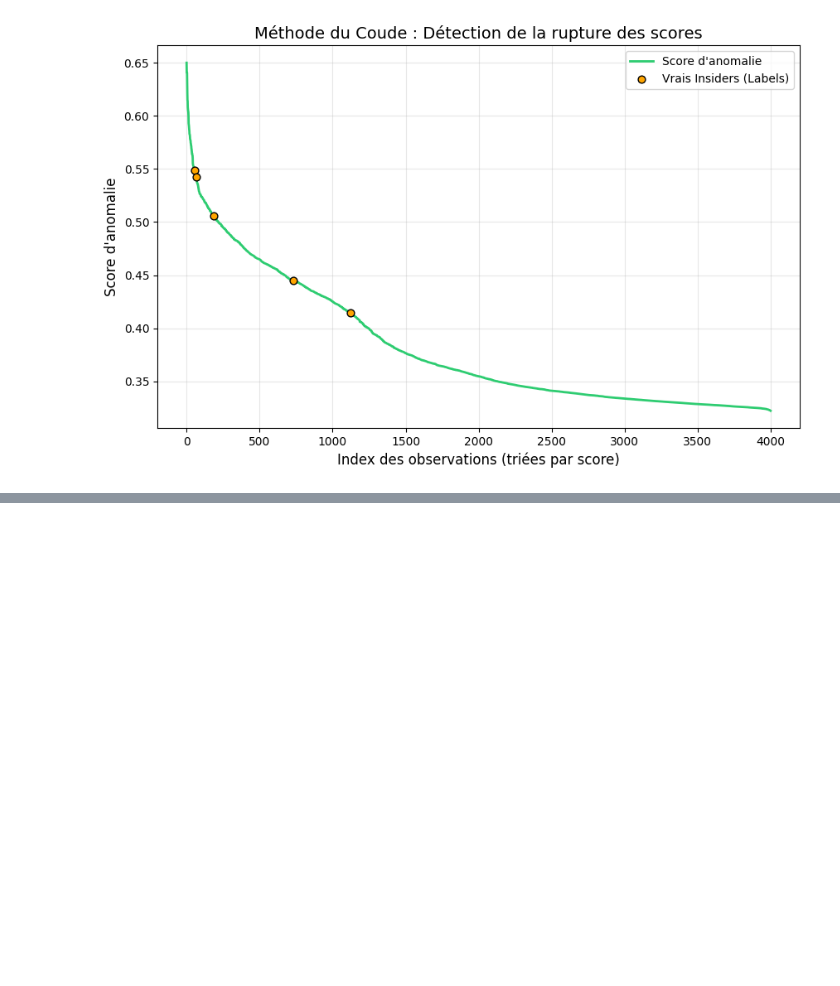
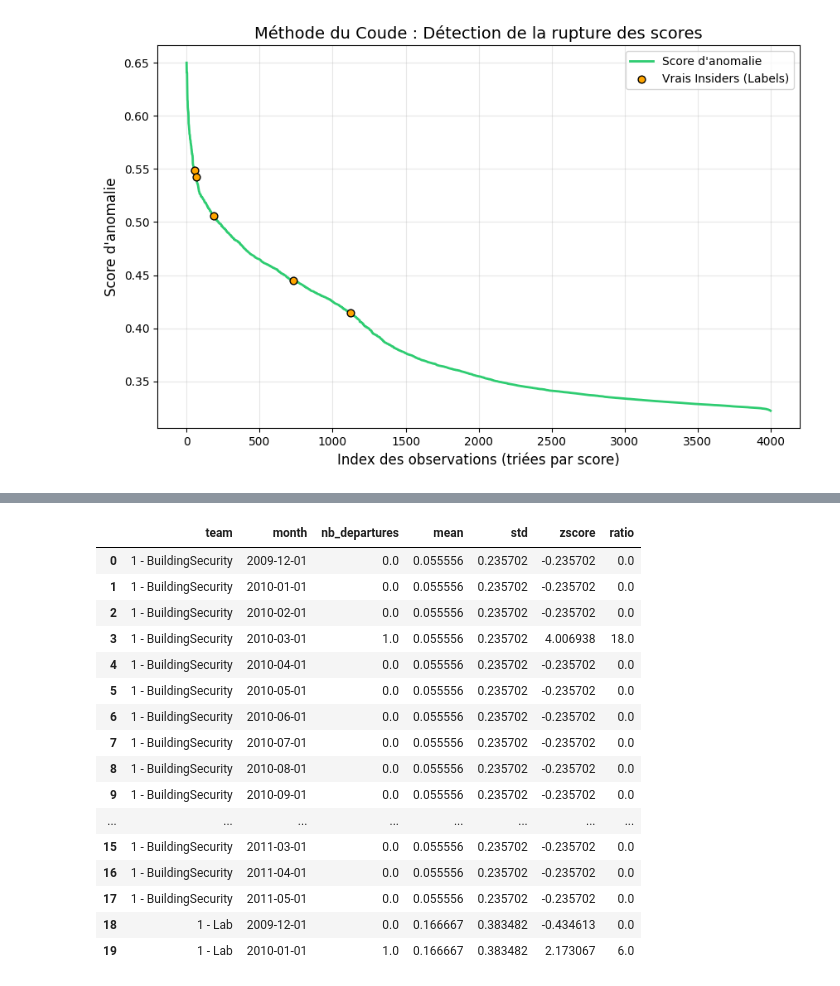
Before and after one commit to SamiKarboubi/CERT-Insider-Threat-Detection, a Jupyter notebook: features_extraction.ipynb, the cells around one changed output, grey strips where cells are left out. Cells and saved outputs as stored; diff of their text form; code cells hidden in the pictures; blank space fills up the shorter version.

```diff
--- a/features_extraction.ipynb
+++ b/features_extraction.ipynb
@@ -1268,0 +1295,7 @@ plt.show()
+# %%
+ldap = ldap[['user_id', 'team', 'month']]
+ldap['month'] = pd.to_datetime(ldap['month'])
+ldap['next_month'] = ldap.groupby('user_id')['month'].shift(-1)
+ldap['month_diff'] = (ldap['next_month'] - ldap['month']).dt.days
+
+ldap.head(5)
@@ -1268,0 +1309,11 @@ plt.show()
+# %%
+last_month_data = ldap['month'].max()
+
+departures = ldap[
+    ((ldap['next_month'].isna()) & (ldap['month'] < last_month_data)) | (ldap['month_diff'] > 40)
+].copy()
+
+departures['month'] = departures['month'].dt.to_period('M')
+
+print(f"Nombre de départs détectés : {departures['user_id'].nunique()}")
+departures.head()
@@ -1268,0 +1328,3 @@ plt.show()
+# %%
+monthly_dep = departures.groupby(['team', 'month']).size().reset_index(name='nb_departures')
+monthly_dep.sort_values('nb_departures', ascending=False).head()
@@ -1268,0 +1390,32 @@ plt.show()
+# %%
+monthly_dep['mean'] = monthly_dep.groupby('team')['nb_departures'].transform('mean')
+monthly_dep['std']  = monthly_dep.groupby('team')['nb_departures'].transform('std')
+
+monthly_dep['zscore'] = (
+    (monthly_dep['nb_departures'] - monthly_dep['mean']) /
+    monthly_dep['std']
+)
+
+monthly_dep['ratio'] = (
+    monthly_dep['nb_departures'] / monthly_dep['mean']
+)
+
+monthly_dep.head(20)
+# %% [output]
+|  | team | month | nb_departures | mean | std | zscore | ratio |
+| 0 | 1 - BuildingSecurity | 2009-12-01 | 0.0 | 0.055556 | 0.235702 | -0.235702 | 0.0 |
+| 1 | 1 - BuildingSecurity | 2010-01-01 | 0.0 | 0.055556 | 0.235702 | -0.235702 | 0.0 |
+| 2 | 1 - BuildingSecurity | 2010-02-01 | 0.0 | 0.055556 | 0.235702 | -0.235702 | 0.0 |
+| 3 | 1 - BuildingSecurity | 2010-03-01 | 1.0 | 0.055556 | 0.235702 | 4.006938 | 18.0 |
+| 4 | 1 - BuildingSecurity | 2010-04-01 | 0.0 | 0.055556 | 0.235702 | -0.235702 | 0.0 |
+| 5 | 1 - BuildingSecurity | 2010-05-01 | 0.0 | 0.055556 | 0.235702 | -0.235702 | 0.0 |
+| 6 | 1 - BuildingSecurity | 2010-06-01 | 0.0 | 0.055556 | 0.235702 | -0.235702 | 0.0 |
+| 7 | 1 - BuildingSecurity | 2010-07-01 | 0.0 | 0.055556 | 0.235702 | -0.235702 | 0.0 |
+| 8 | 1 - BuildingSecurity | 2010-08-01 | 0.0 | 0.055556 | 0.235702 | -0.235702 | 0.0 |
+| 9 | 1 - BuildingSecurity | 2010-09-01 | 0.0 | 0.055556 | 0.235702 | -0.235702 | 0.0 |
+| ... | ... | ... | ... | ... | ... | ... | ... |
+| 15 | 1 - BuildingSecurity | 2011-03-01 | 0.0 | 0.055556 | 0.235702 | -0.235702 | 0.0 |
+| 16 | 1 - BuildingSecurity | 2011-04-01 | 0.0 | 0.055556 | 0.235702 | -0.235702 | 0.0 |
+| 17 | 1 - BuildingSecurity | 2011-05-01 | 0.0 | 0.055556 | 0.235702 | -0.235702 | 0.0 |
+| 18 | 1 - Lab | 2009-12-01 | 0.0 | 0.166667 | 0.383482 | -0.434613 | 0.0 |
+| 19 | 1 - Lab | 2010-01-01 | 1.0 | 0.166667 | 0.383482 | 2.173067 | 6.0 |
```
Also changed, not shown: parts of 10 cells of this notebook.
